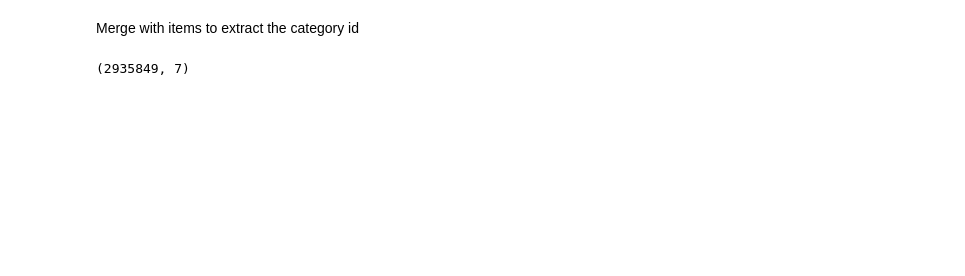
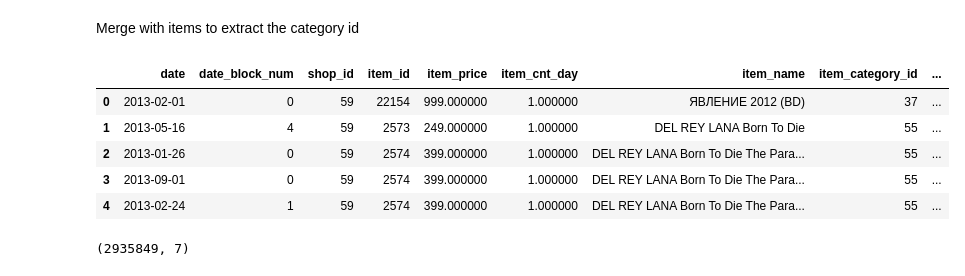
Before and after one commit to waficf/Kaggle_Competitions, a Jupyter notebook: Grocery.ipynb, the cells around one changed output. Saved outputs shown, nothing was run; the diff lists cells and outputs as text; code cells hidden in the pictures; blank space fills up the shorter version.

```diff
--- a/Grocery.ipynb
+++ b/Grocery.ipynb
@@ -30,0 +75,9 @@ df_raw = df_raw.drop('item_name', axis=1)
+# %%
+df_all.head()
+# %% [output]
+|  | date | date_block_num | shop_id | item_id | item_price | item_cnt_day | item_name | item_category_id | ... |
+| 0 | 2013-02-01 | 0 | 59 | 22154 | 999.000000 | 1.000000 | ЯВЛЕНИЕ 2012 (BD) | 37 | ... |
+| 1 | 2013-05-16 | 4 | 59 | 2573 | 249.000000 | 1.000000 | DEL REY LANA Born To Die | 55 | ... |
+| 2 | 2013-01-26 | 0 | 59 | 2574 | 399.000000 | 1.000000 | DEL REY LANA Born To Die The Para... | 55 | ... |
+| 3 | 2013-09-01 | 0 | 59 | 2574 | 399.000000 | 1.000000 | DEL REY LANA Born To Die The Para... | 55 | ... |
+| 4 | 2013-02-24 | 1 | 59 | 2574 | 399.000000 | 1.000000 | DEL REY LANA Born To Die The Para... | 55 | ... |
```
Also changed, not shown: parts of 25 cells of this notebook.
